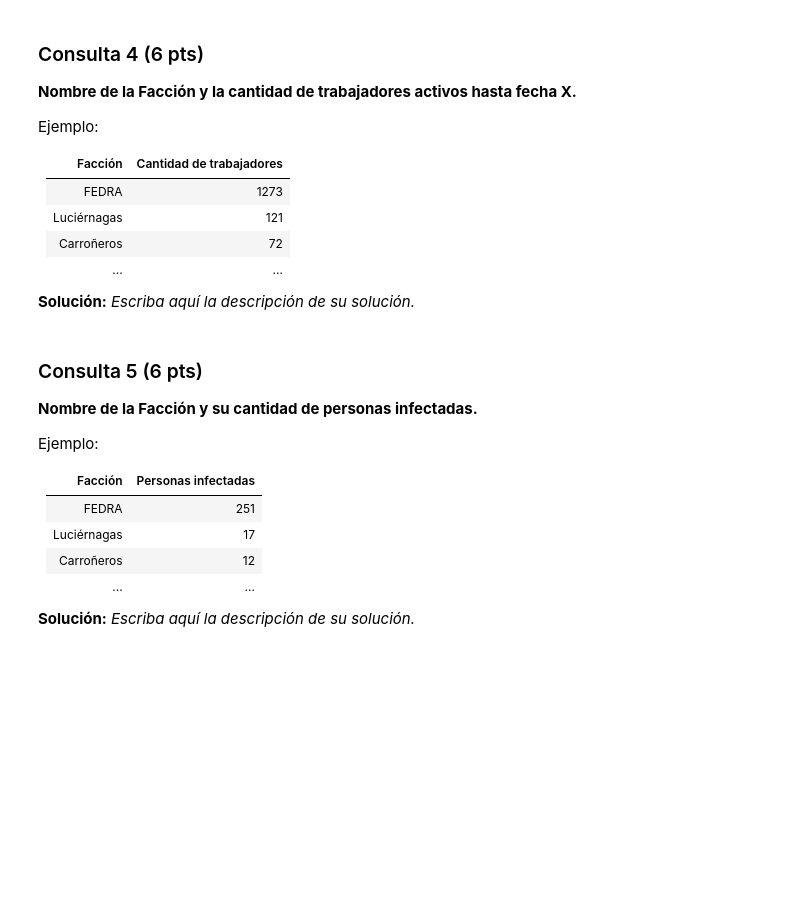
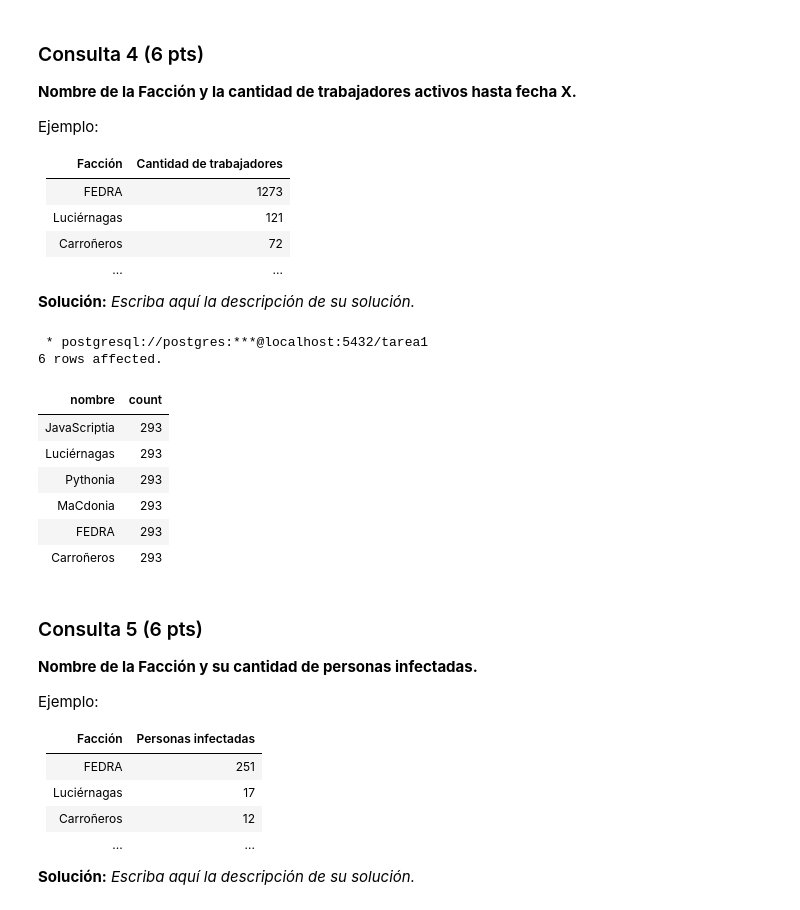
Before and after one commit to evwng/INF239_Tareas, a Jupyter notebook: Tarea-1-Grupo23/Tarea1_Grupo23.ipynb, the cells around one changed output. Cells and saved outputs as stored; diff of their text form; code cells hidden in the pictures; blank space fills up the shorter version.

```diff
--- a/Tarea-1-Grupo23/Tarea1_Grupo23.ipynb
+++ b/Tarea-1-Grupo23/Tarea1_Grupo23.ipynb
@@ -391,3 +472,23 @@ GROUP BY
+# %%
+%%sql
+SELECT
+    facciones.nombre, COUNT(id_persona)
+FROM
+    facciones, persona_pertenece_faccion
+GROUP BY
+    facciones.nombre
+#Funciona, pero hay que verificar (por alguna razon la cantidad de personas en cada faccion es la misma)
+#Ademas, el titulo de la columna se llama count y no cantidad de trabajadores
+# %% [output]
+ * postgresql://postgres:***@localhost:5432/tarea1
+6 rows affected.
+| nombre | count |
+| JavaScriptia | 293 |
+| Luciérnagas | 293 |
+| Pythonia | 293 |
+| MaCdonia | 293 |
+| FEDRA | 293 |
+| Carroñeros | 293 |
 # %% [markdown]
 ### Consulta 5 (6 pts)
 **Nombre de la Facción y su cantidad de personas infectadas.**
```
Also changed, not shown: parts of 16 cells of this notebook.
